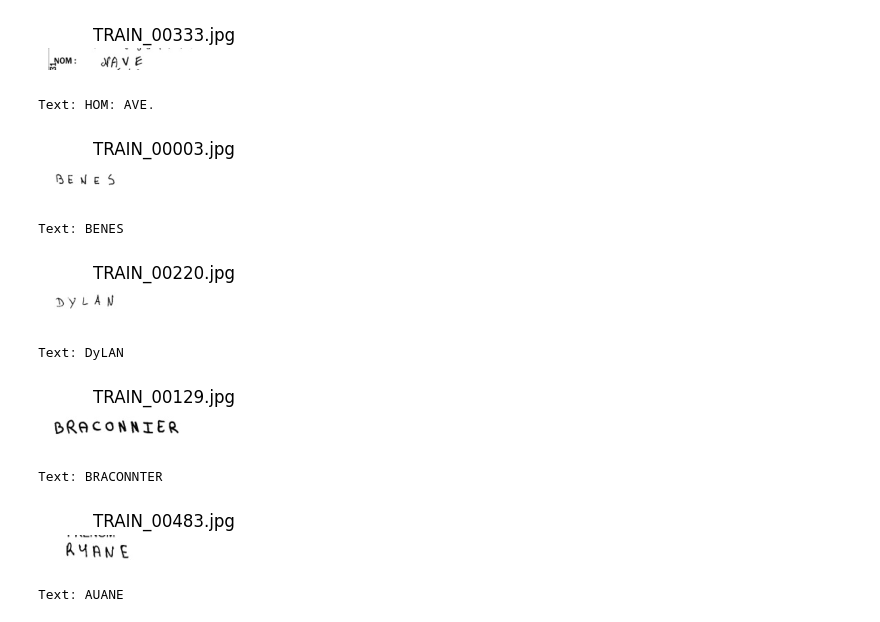
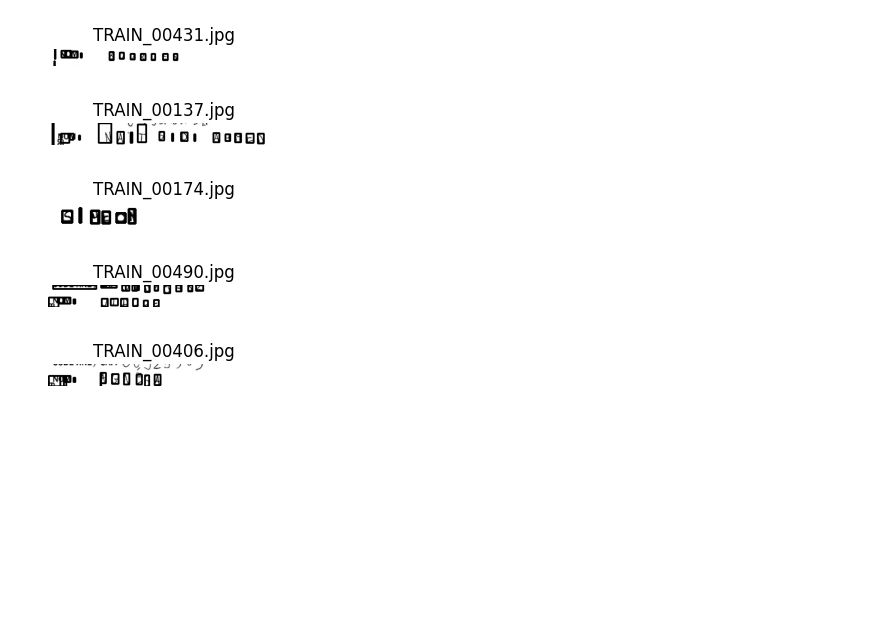
Before and after one commit to Minhoru123/Hand-Writing-Recognition-clean, a Jupyter notebook: src/handwriting_recognition.ipynb, the cells around one changed output. Cells and saved outputs as stored; diff of their text form; code cells hidden in the pictures; blank space fills up the shorter version.

Commit message:
bounding boxes checks

```diff
--- a/src/handwriting_recognition.ipynb
+++ b/src/handwriting_recognition.ipynb
@@ -11,7 +11,7 @@ import pytesseract as pyt
 sample_folder= 'c:/Users/ADMIN/Desktop/Muzammil/Coding/06-Projects/Hand-Writing-Recognition/data/processed/train_v2/sample/'
 preprocessed_sample_folder = 'c:/Users/ADMIN/Desktop/Muzammil/Coding/06-Projects/Hand-Writing-Recognition/data/processed/preprocessed_images/sample'
 # %%
-def select_random_images(folder, num_samples= 5):
+def sample_random_images(folder, num_samples= 5):
     '''Function to work with only specific random images'''
     # Fetching All Files
     total_files= [file for file in os.listdir(folder) if file.endswith('jpg') or file.endswith('png')]
@@ -48,9 +48,4 @@ def preprocess_images(input_folder, output_folder, target_size=(64, 64)):
             image_normalized = image_resized / 255.0  # Scale to [0, 1]
             # Save preprocessed image
             cv2.imwrite(os.path.join(output_folder, img_file), image_normalized * 255)  # Save as 8-bit image
-
-def myconfig(psm= 6, oem= 3):
-    '''Function to set custom configurations for pytesseract'''
-    custom_config= r'--oem {} --psm {}'.format(oem, psm)
-    return custom_config
 # %%
@@ -68,18 +67,39 @@ def ocr_images(folder, image_files):
         plt.axis('off')
         plt.show()
         print(f'Text: {text}\n')
+# %%
+def ocr_boxes(folder, image_files):
+    '''Function to analyze preprocessed images with bounding boxes'''
+
+    for image_file in image_files:
+        plt.figure(figsize=(3, 3))
+        file_path = os.path.join(folder, image_file)
+        image= cv2.imread(file_path, cv2.IMREAD_GRAYSCALE)
+        h, w= image.shape
+
+        boxes= pyt.image_to_boxes(image, config= myconfig())
+        for box in boxes.splitlines():
+            box= box.split(' ')
+
+            image= cv2.rectangle(
+                img= image,
+                pt1= (int(box[1]), h- int(box[2])),
+                pt2= (int(box[3]), h- int(box[4])),
+                color= (0, 255, 0),
+                thickness= 2
+            )
+
+        plt.imshow(image, cmap='gray')
+        plt.title(f'{image_file}')
+        plt.axis('off')
+        plt.show()
 # %%
-selected_images= select_random_images(sample_folder)
+selected_images= sample_random_images(sample_folder)
 # display_images(sample_folder, selected_images)
-ocr_images(sample_folder, selected_images)
+ocr_boxes(sample_folder, selected_images)
 # %% [output]
-[figure, old version]
+[figure, new version]
-Text: HOM: AVE.
-[figure, old version]
+[figure, new version]
-Text: BENES
-[figure, old version]
+[figure, new version]
-Text: DyLAN
-[figure, old version]
+[figure, new version]
-Text: BRACONNTER
-[figure, old version]
+[figure, new version]
-Text: AUANE
```
Also changed, not shown: parts of 1 cell of this notebook.
